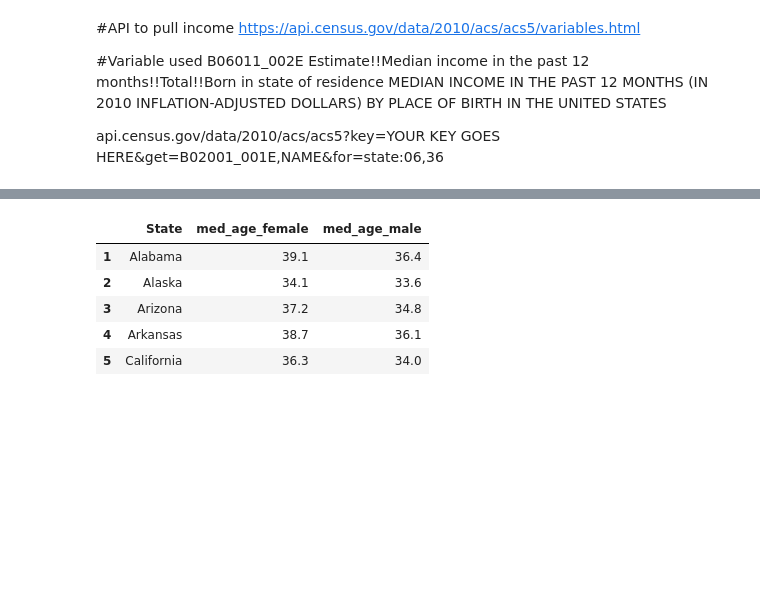
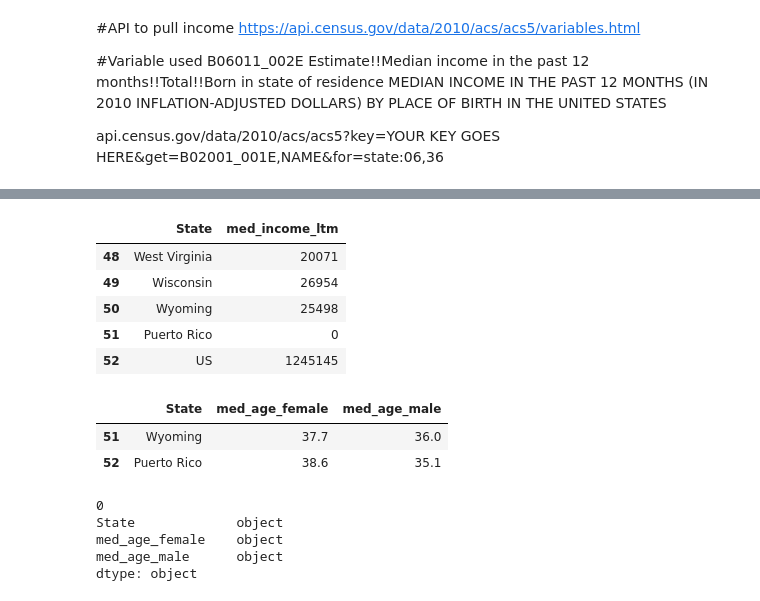
Before and after one commit to nancyculley/Medium-Data, a Jupyter notebook: Census.ipynb, the cells around one changed output, grey strips where cells are left out. Saved outputs shown, nothing was run; the diff lists cells and outputs as text; code cells hidden in the pictures; blank space fills up the shorter version.

```diff
--- a/Census.ipynb
+++ b/Census.ipynb
@@ -94,0 +178,9 @@ income_df.tail()
+# %%
+income_df.tail()
+# %% [output]
+|  | State | med_income_ltm |
+| 48 | West Virginia | 20071 |
+| 49 | Wisconsin | 26954 |
+| 50 | Wyoming | 25498 |
+| 51 | Puerto Rico | 0 |
+| 52 | US | 1245145 |
@@ -99,14 +195,22 @@ age = requests.get(age_url).json()
 # %%
 age_df = pd.DataFrame(age)
 age_df.columns = age_df.iloc[0]
 age_df = age_df.reindex(age_df.index.drop(0))
 age_df = age_df.rename(columns={"NAME":"State","P013003":"med_age_female","P013002":"med_age_male"})
 del age_df['state']
-age_df.head()
+age_df.tail(2)
 # %% [output]
 |  | State | med_age_female | med_age_male |
-| 1 | Alabama | 39.1 | 36.4 |
-| 2 | Alaska | 34.1 | 33.6 |
-| 3 | Arizona | 37.2 | 34.8 |
-| 4 | Arkansas | 38.7 | 36.1 |
-| 5 | California | 36.3 | 34.0 |
+| 51 | Wyoming | 37.7 | 36.0 |
+| 52 | Puerto Rico | 38.6 | 35.1 |
+# %%
+age_df['med_age_female'].astype(float)
+age_df['med_age_male'].astype(float)
+#age_df.med_age_female = age_df.med_age_female.round()
+age_df.dtypes
+# %% [output]
+0
+State             object
+med_age_female    object
+med_age_male      object
+dtype: object
```
Also changed, not shown: parts of 33 cells of this notebook, 1 other file.
